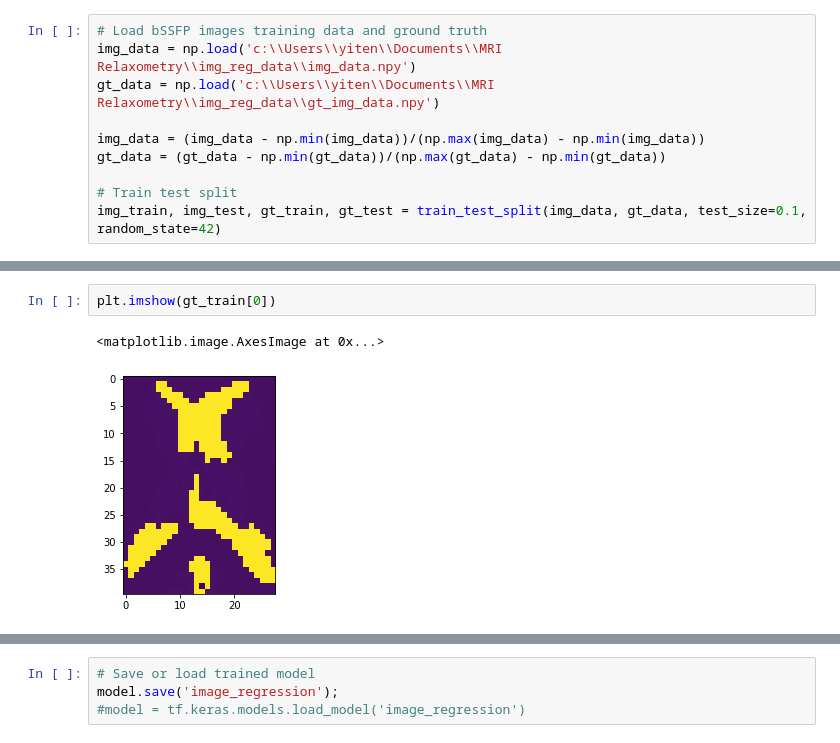
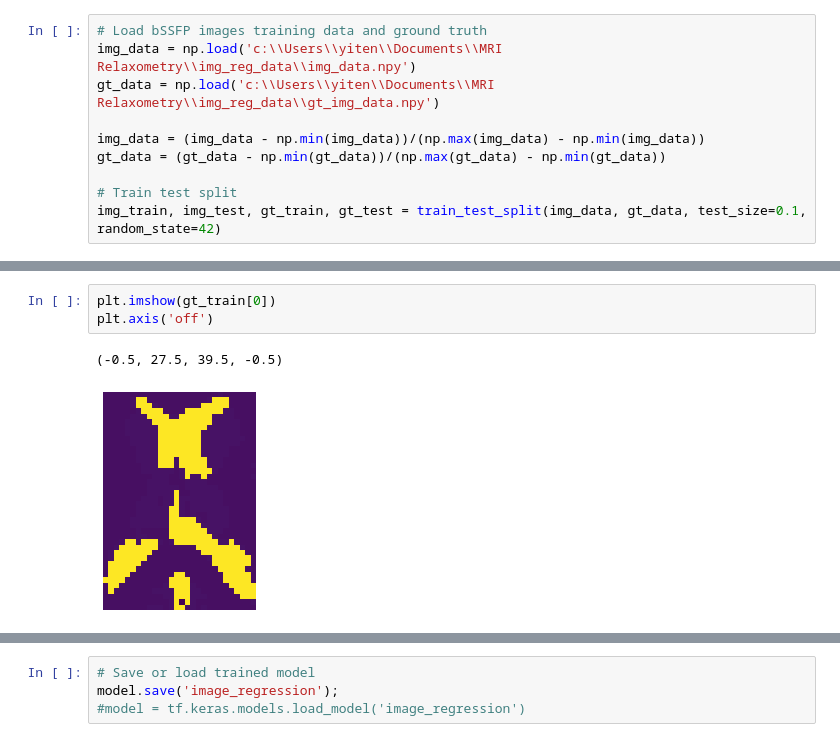
Before and after one commit to yv17/MRI-Deep-Learning, a Jupyter notebook: image_reg.ipynb, the cells around one changed output, grey strips where cells are left out. Saved outputs shown, nothing was run; the diff lists cells and outputs as text.

```diff
--- a/image_reg.ipynb
+++ b/image_reg.ipynb
@@ -27,5 +28,6 @@ plt.imshow(img_train[2])
 # %%
 plt.imshow(gt_train[0])
+plt.axis('off')
 # %% [output]
-<matplotlib.image.AxesImage at 0x...>
+(-0.5, 27.5, 39.5, -0.5)
-[figure, old version]
+[figure, new version]
```
Also changed, not shown: parts of 9 cells of this notebook, 28 other files.
